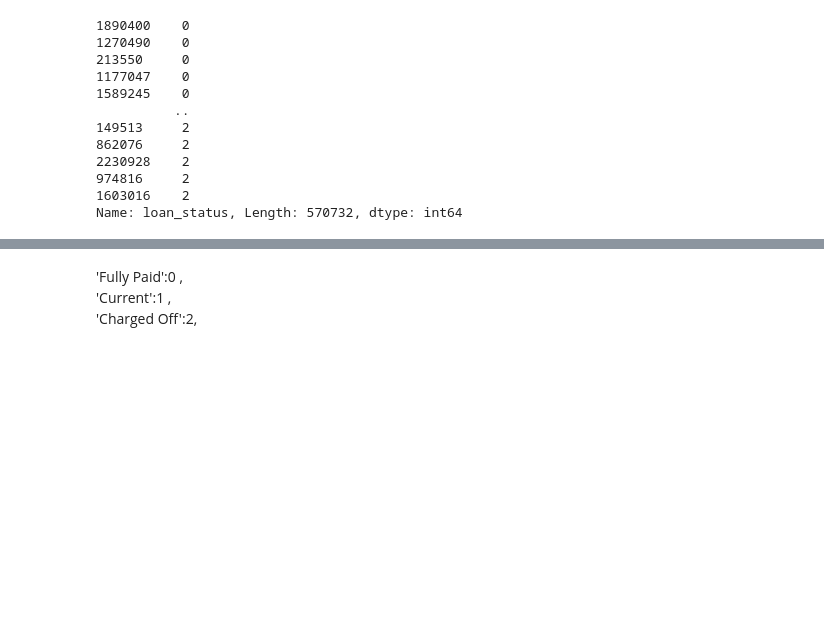
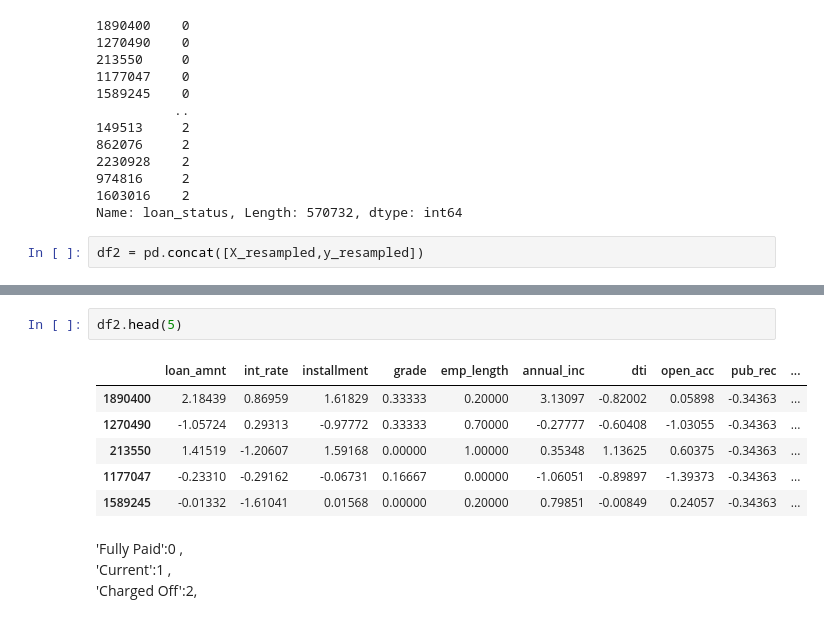
Before and after one commit to jiyoungeeeeeeeeeeeeeeeeeeeee/MLOps, a Jupyter notebook: retry.ipynb, the cells around one changed output, grey strips where cells are left out. Saved outputs shown, nothing was run; the diff lists cells and outputs as text; blank space fills up the shorter version.

```diff
--- a/retry.ipynb
+++ b/retry.ipynb
@@ -522,3 +522,5 @@ y_resampled
 974816     2
 1603016    2
 Name: loan_status, Length: 570732, dtype: int64
+# %%
+df2 = pd.concat([X_resampled,y_resampled])
@@ -525,3 +547,12 @@ Name: loan_status, Length: 570732, dtype: int64
+# %%
+df2.head(5)
+# %% [output]
+|  | loan_amnt | int_rate | installment | grade | emp_length | annual_inc | dti | open_acc | pub_rec | ... |
+| 1890400 | 2.18439 | 0.86959 | 1.61829 | 0.33333 | 0.20000 | 3.13097 | -0.82002 | 0.05898 | -0.34363 | ... |
+| 1270490 | -1.05724 | 0.29313 | -0.97772 | 0.33333 | 0.70000 | -0.27777 | -0.60408 | -1.03055 | -0.34363 | ... |
+| 213550 | 1.41519 | -1.20607 | 1.59168 | 0.00000 | 1.00000 | 0.35348 | 1.13625 | 0.60375 | -0.34363 | ... |
+| 1177047 | -0.23310 | -0.29162 | -0.06731 | 0.16667 | 0.00000 | -1.06051 | -0.89897 | -1.39373 | -0.34363 | ... |
+| 1589245 | -0.01332 | -1.61041 | 0.01568 | 0.00000 | 0.20000 | 0.79851 | -0.00849 | 0.24057 | -0.34363 | ... |
 # %% [markdown]
 'Fully Paid':0 ,
 <br>
```
Also changed, not shown: parts of 1 cell of this notebook, 1 other file.
